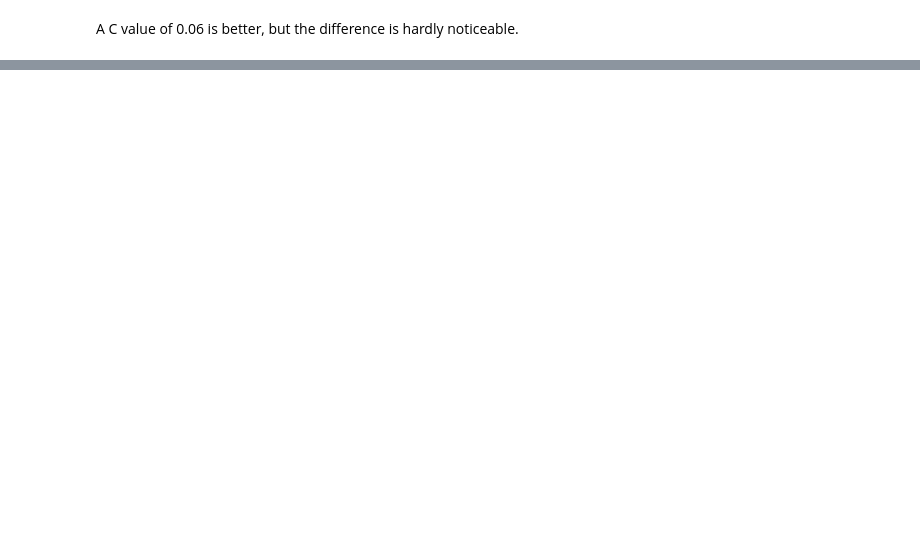
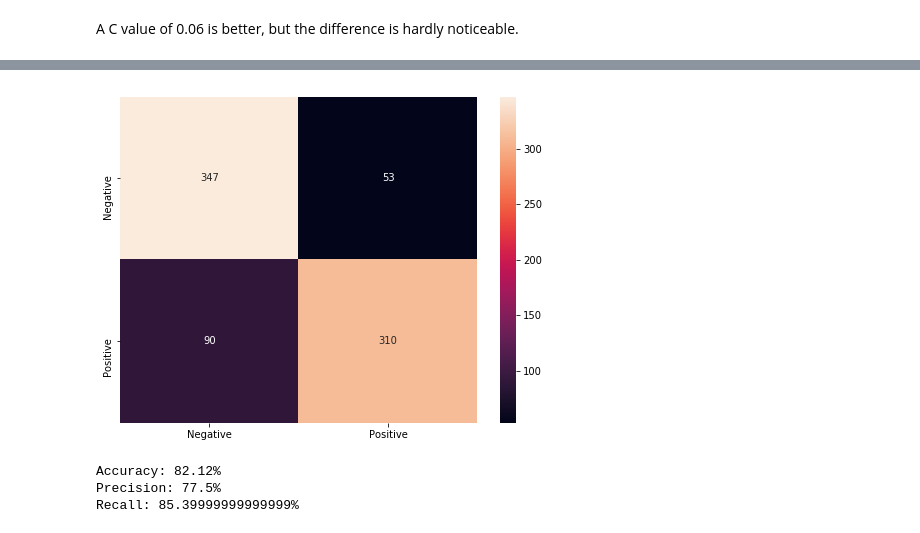
Before and after one commit to nitdip/dsc-3-final-project-online-ds-pt-100118, a Jupyter notebook: student.ipynb, the cells around one changed output, grey strips where cells are left out. Saved outputs shown, nothing was run; the diff lists cells and outputs as text; code cells hidden in the pictures; blank space fills up the shorter version.

```diff
--- a/student.ipynb
+++ b/student.ipynb
@@ -566,7 +572,7 @@ A value of 0.1 for C is the best parameter. Let's see if there is a value betwee
 params2 = {'C':np.arange(0.01, 0.11, 0.01)}
 # %%
 logreg2 = LogisticRegression(penalty='l1')
-logreg_cv2 = GridSearchCV(logreg2, param_grid=params2, cv=5)
+logreg_cv2 = GridSearchCV(logreg2, param_grid=params2, cv=3)
 logreg_cv2.fit(X_train, y_train)
 print(f'Best Params(C): {logreg_cv2.best_params_}')
 print(f'Best score: {logreg_cv2.best_score_}')
@@ -584,0 +601,11 @@ A C value of 0.06 is better, but the difference is hardly noticeable.
+# %%
+clfs = [('SVM', svm), ('KNN', knn), ('Logisitc Regression', logreg)]
+vc = VotingClassifier(estimators=clfs)
+vc.fit(X_train, y_train)
+y_pred = vc.predict(X_test)
+cm_matrix(y_test, y_pred)
+# %% [output]
+[figure, added]
+Accuracy: 82.12%
+Precision: 77.5%
+Recall: 85.39999999999999%
```
Also changed, not shown: parts of 31 cells of this notebook.
